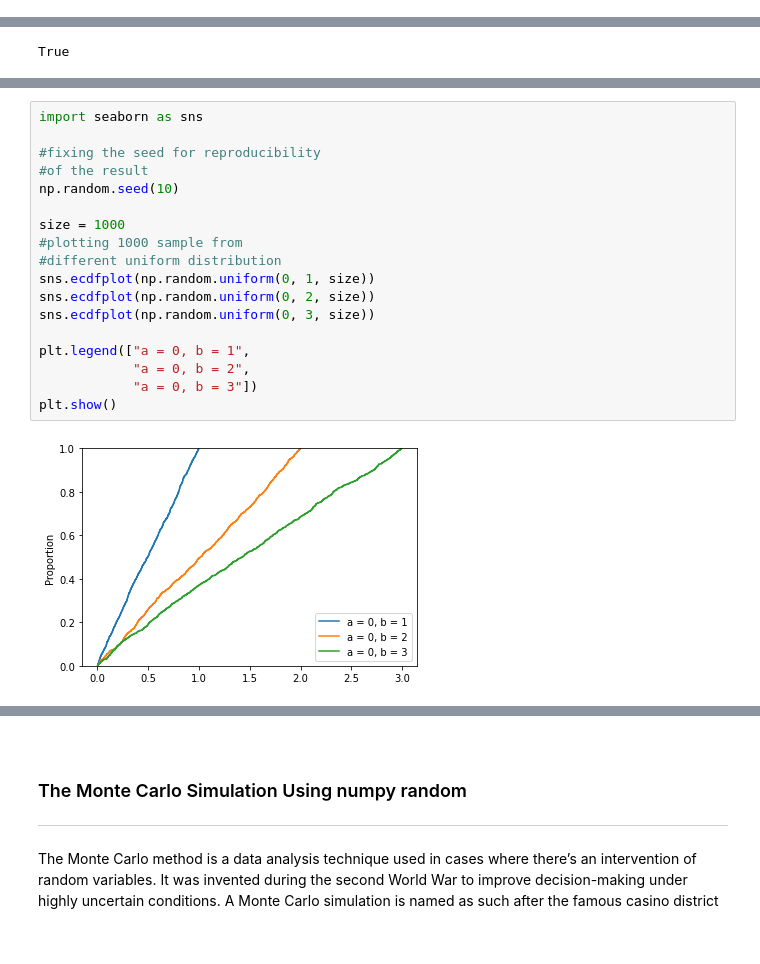
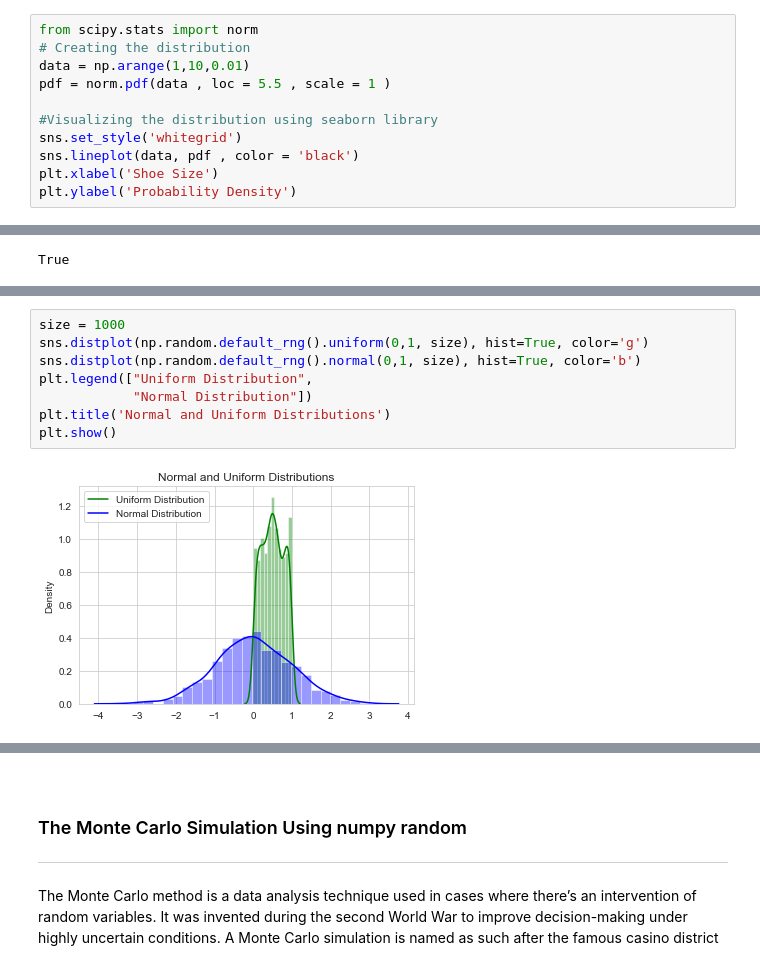
Before and after one commit to katel85/numpy.random-assignment-, a Jupyter notebook: numpy.random.ipynb, the cells around one changed output, grey strips where cells are left out. Drawn from its saved outputs; the diff is of its cells as text; blank space fills up the shorter version.

```diff
--- a/numpy.random.ipynb
+++ b/numpy.random.ipynb
@@ -1225,0 +1339,11 @@ plt.show()
+# %%
+from scipy.stats import norm
+# Creating the distribution
+data = np.arange(1,10,0.01)
+pdf = norm.pdf(data , loc = 5.5 , scale = 1 )
+
+#Visualizing the distribution using seaborn library
+sns.set_style('whitegrid')
+sns.lineplot(data, pdf , color = 'black')
+plt.xlabel('Shoe Size')
+plt.ylabel('Probability Density')
@@ -1308,20 +1497,10 @@ plt.show()
 # %%
-import seaborn as sns
-
-#fixing the seed for reproducibility
-#of the result
-np.random.seed(10)
-
 size = 1000
-#plotting 1000 sample from
-#different uniform distribution
-sns.ecdfplot(np.random.uniform(0, 1, size))
-sns.ecdfplot(np.random.uniform(0, 2, size))
-sns.ecdfplot(np.random.uniform(0, 3, size))
-
-plt.legend(["a = 0, b = 1",
-            "a = 0, b = 2",
-            "a = 0, b = 3"])
+sns.distplot(np.random.default_rng().uniform(0,1, size), hist=True, color='g')
+sns.distplot(np.random.default_rng().normal(0,1, size), hist=True, color='b')
+plt.legend(["Uniform Distribution",
+            "Normal Distribution"])
+plt.title('Normal and Uniform Distributions')
 plt.show()
 # %% [output]
-[figure, old version]
+[figure, new version]
```
Also changed, not shown: parts of 145 cells of this notebook, 1 other file.
